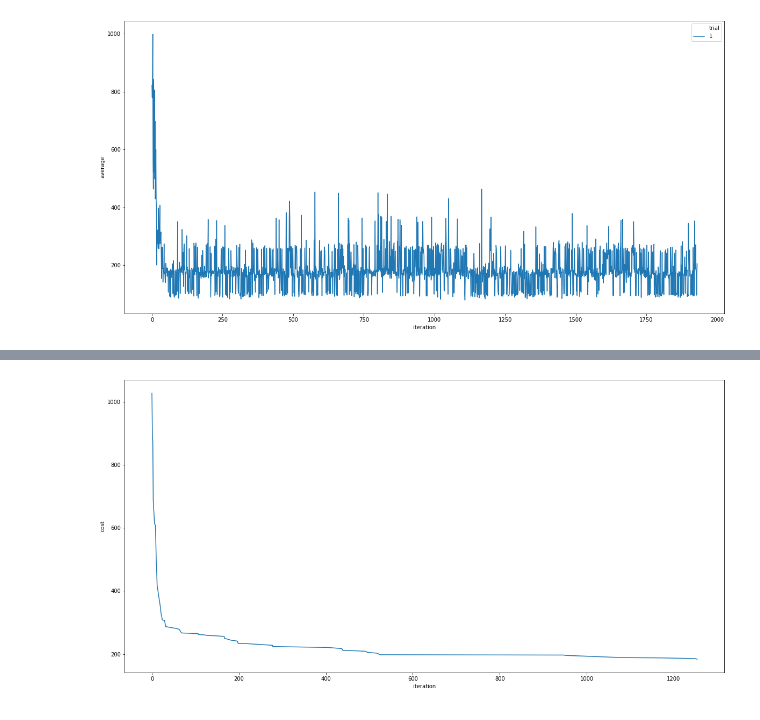
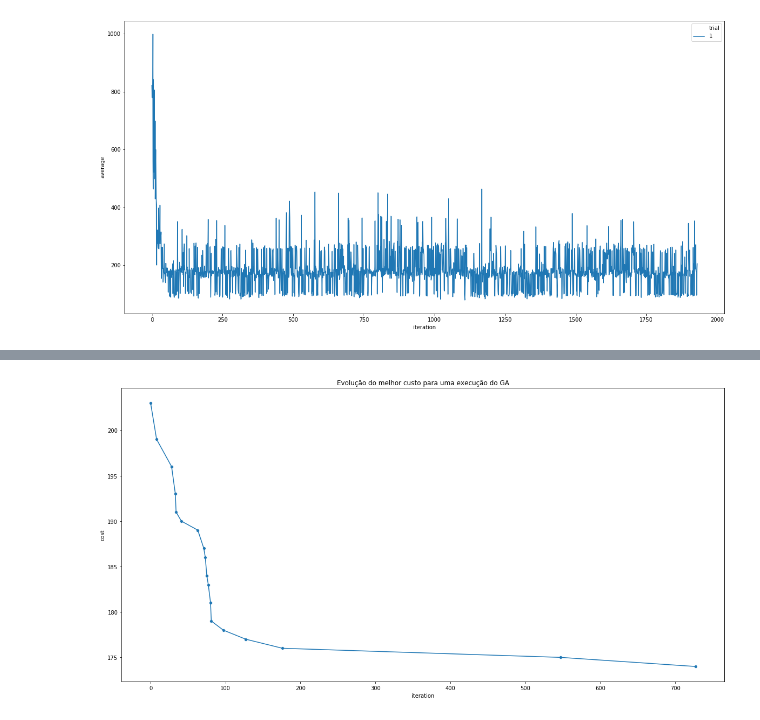
Before and after one commit to GiliardGodoi/binary-ga-stpg, a Jupyter notebook: notebooks/[2020-04-05] AED_Binary_AG_kapsalis_30_trials.ipynb, the cells around one changed output, grey strips where cells are left out. Cells and saved outputs as stored; diff of their text form; code cells hidden in the pictures.

```diff
--- a/notebooks/[2020-04-05] AED_Binary_AG_kapsalis_30_trials.ipynb
+++ b/notebooks/[2020-04-05] AED_Binary_AG_kapsalis_30_trials.ipynb
@@ -368,0 +460,3 @@ sns.boxplot(y="run_time",
+# %%
+df = df_global_optimum[["instance_problem", "iterations"]].groupby("instance_problem").describe()
+df.loc[custom_categorial_order]
@@ -508,6 +658,0 @@ df_best_each_round.sample(5)
-# %%
-trial_order = [str(i) for i in range(1,31)]
-
-df = df_best_each_round[["trial", "cost"]].groupby("trial").describe()
-
-df.loc[trial_order]
@@ -544,4 +670,0 @@ g = sns.lineplot(x="iteration",
-# %%
-df = df_best_each_round[["trial", "fitness"]].groupby("trial").describe()
-
-df.loc[trial_order]
@@ -580,5 +694,5 @@ g = sns.lineplot(x="iteration",
 # %%
-DATASET = "B13"
+DATASET = "B12"
 
 all_files = ["trial_{0}_best_fitness.csv".format(i) for i in range(1,31)]
 
@@ -594,6 +708,6 @@ df_bestfit = pd.concat(all_data_pieces)
 del all_data_pieces
 del df
 
-df_bestfit.sample(5)
+df_bestfit.sample()
 # %% [output]
 |  | iteration | cost | fitness | trial |
@@ -625,9 +715,14 @@ df
 # %%
 fig = plt.figure(figsize=(20, 10))
-# plt.title(label=f'Variação dos invíduos penalizados em uma Execução')
+plt.title(label=f'Evolução do melhor custo para uma execução do GA')
 
 g = sns.lineplot(x="iteration",
                 y="cost",
-                data=df_bestfit[df_bestfit["trial"] == '2'])
+                data=df_bestfit[df_bestfit["trial"] == '15'])
+
+g = sns.scatterplot(x="iteration",
+                y="cost",
+                ax=g,
+                data=df_bestfit[df_bestfit["trial"] == '15'])
 # %% [output]
-[figure, old version]
+[figure, new version]
```
Also changed, not shown: parts of 60 cells of this notebook.
